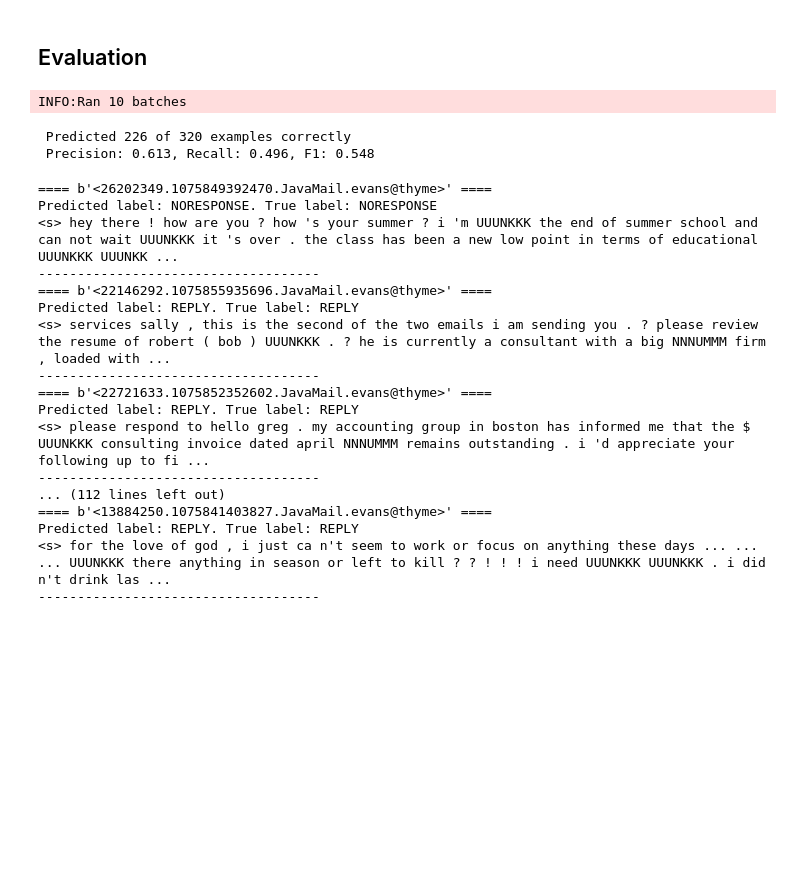
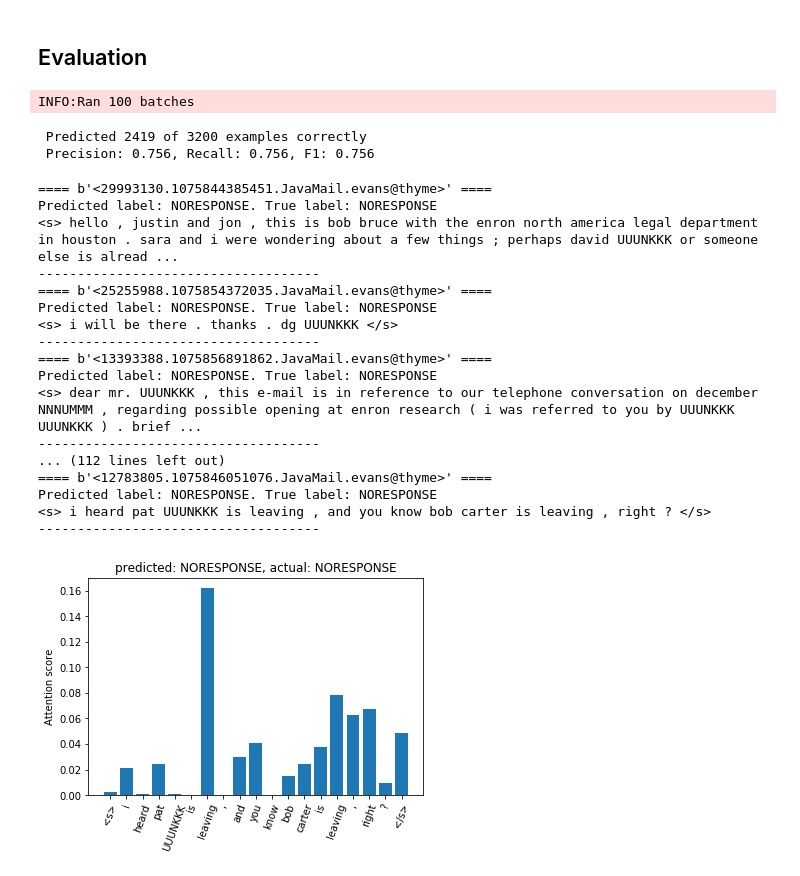
Before and after one commit to tleavitt/emailresponsemodel, a Jupyter notebook: BiRNNModel.ipynb, the cells around one changed output. Saved outputs shown, nothing was run; the diff lists cells and outputs as text; code cells hidden in the pictures; blank space fills up the shorter version.

```diff
--- a/BiRNNModel.ipynb
+++ b/BiRNNModel.ipynb
@@ -34,7 +38,7 @@ model = TfBiRNNClassifier(embedding=embeddings, eta=0.001, use_attn = True,
                            ckpts_prefix='{}/checkpoints/birnn_model/birnn-model'.format(PROJECT_DIR),
                            summaries_dir='{}/summaries-birnn/'.format(PROJECT_DIR)
                           )
-model.fit(tfConfig, restore_weights=False, batches_to_eval=250, max_iter=10)
+model.fit(tfConfig, restore_weights=True, batches_to_eval=250, max_iter=0)
 # %% [output]
 INFO:Initializing data manager...
 INFO:took 0 s
@@ -76,36 +83,36 @@ def print_examples(preds, outputs, inputs, lens, email_ids):
     for p, o, i, l, d in zip(preds, outputs, inputs, lens, email_ids):
         print_example(p, o, i, l, d)
 # %%
-outputs, preds, word_ids, email_ids = model.evaluate_tfdata(model.sess, model.test_dict(), batch_lim=100, writer=None)
+outputs, preds, word_ids, email_ids = model.evaluate_tfdata(model.sess, model.dev_dict(), batch_lim=100, writer=None)
 
 preds = np.asarray(preds); outputs = np.array(outputs)
 correct = preds == outputs
-prec, rec, f1, _ = metrics.precision_recall_fscore_support(outputs, preds, average='binary')
+prec, rec, f1, _ = metrics.precision_recall_fscore_support(outputs, preds, average='micro')
 
 print(" Predicted {} of {} examples correctly".format(np.sum(correct), correct.shape[0]) )
 print(" Precision: {:1.3f}, Recall: {:1.3f}, F1: {:1.3f}".format(prec, rec, f1) )
 # %% [output]
-INFO:Ran 10 batches
+INFO:Ran 100 batches
- Predicted 226 of 320 examples correctly
- Precision: 0.613, Recall: 0.496, F1: 0.548
+ Predicted 2419 of 3200 examples correctly
+ Precision: 0.756, Recall: 0.756, F1: 0.756
 # %%
-preds, inputs, lens, outputs, email_ids, attns = model.predict()
+preds, inputs, lens, outputs, email_ids, attns = model.predict(init_dm=False)
 print_examples(preds, outputs, inputs, lens, email_ids)
 # %% [output]
-==== b'<26202349.1075849392470.JavaMail.evans@thyme>' ====
+==== b'<29993130.1075844385451.JavaMail.evans@thyme>' ====
 Predicted label: NORESPONSE. True label: NORESPONSE
-<s> hey there ! how are you ? how 's your summer ? i 'm UUUNKKK the end of summer school and can not wait UUUNKKK it 's over . the class has been a new low point in terms of educational UUUNKKK UUUNKK ...
+<s> hello , justin and jon , this is bob bruce with the enron north america legal department in houston . sara and i were wondering about a few things ; perhaps david UUUNKKK or someone else is alread ...
 ------------------------------------
-==== b'<22146292.1075855935696.JavaMail.evans@thyme>' ====
-Predicted label: REPLY. True label: REPLY
-<s> services sally , this is the second of the two emails i am sending you . ? please review the resume of robert ( bob ) UUUNKKK . ? he is currently a consultant with a big NNNUMMM firm , loaded with ...
+==== b'<25255988.1075854372035.JavaMail.evans@thyme>' ====
+Predicted label: NORESPONSE. True label: NORESPONSE
+<s> i will be there . thanks . dg UUUNKKK </s>
 ------------------------------------
-==== b'<22721633.1075852352602.JavaMail.evans@thyme>' ====
-Predicted label: REPLY. True label: REPLY
-<s> please respond to hello greg . my accounting group in boston has informed me that the $ UUUNKKK consulting invoice dated april NNNUMMM remains outstanding . i 'd appreciate your following up to fi ...
+==== b'<13393388.1075856891862.JavaMail.evans@thyme>' ====
+Predicted label: NORESPONSE. True label: NORESPONSE
+<s> dear mr. UUUNKKK , this e-mail is in reference to our telephone conversation on december NNNUMMM , regarding possible opening at enron research ( i was referred to you by UUUNKKK UUUNKKK ) . brief ...
 ------------------------------------
 ... (112 lines left out)
-==== b'<13884250.1075841403827.JavaMail.evans@thyme>' ====
-Predicted label: REPLY. True label: REPLY
-<s> for the love of god , i just ca n't seem to work or focus on anything these days ... ... ... UUUNKKK there anything in season or left to kill ? ? ! ! ! i need UUUNKKK UUUNKKK . i did n't drink las ...
+==== b'<12783805.1075846051076.JavaMail.evans@thyme>' ====
+Predicted label: NORESPONSE. True label: NORESPONSE
+<s> i heard pat UUUNKKK is leaving , and you know bob carter is leaving , right ? </s>
 ------------------------------------
@@ -115,0 +119,13 @@ def make_attn_plot(word_ids, attn):
+# %%
+short_emails = [tup for tup in zip(preds, inputs, lens, outputs, email_ids, attns) if tup[2] < 20]
+pred, inp, ln, output, email_id, attn = random.choice(short_emails)
+# %%
+fig, ax = plt.subplots(); width=0.8
+rects = ax.bar(np.arange(ln), attn[:ln], width=width)
+words = [id2tok[i] for i in inp[:ln][:, 0]]
+ax.set_title("predicted: {}, actual: {}".format(LBLS[pred], LBLS[output]))
+ax.set_ylabel("Attention score")
+ax.set_xticks(range(ln))
+_ = ax.set_xticklabels(words, rotation=70)
+# %% [output]
+[figure, added]
```
Also changed, not shown: parts of 4 cells of this notebook, 2 other files.
